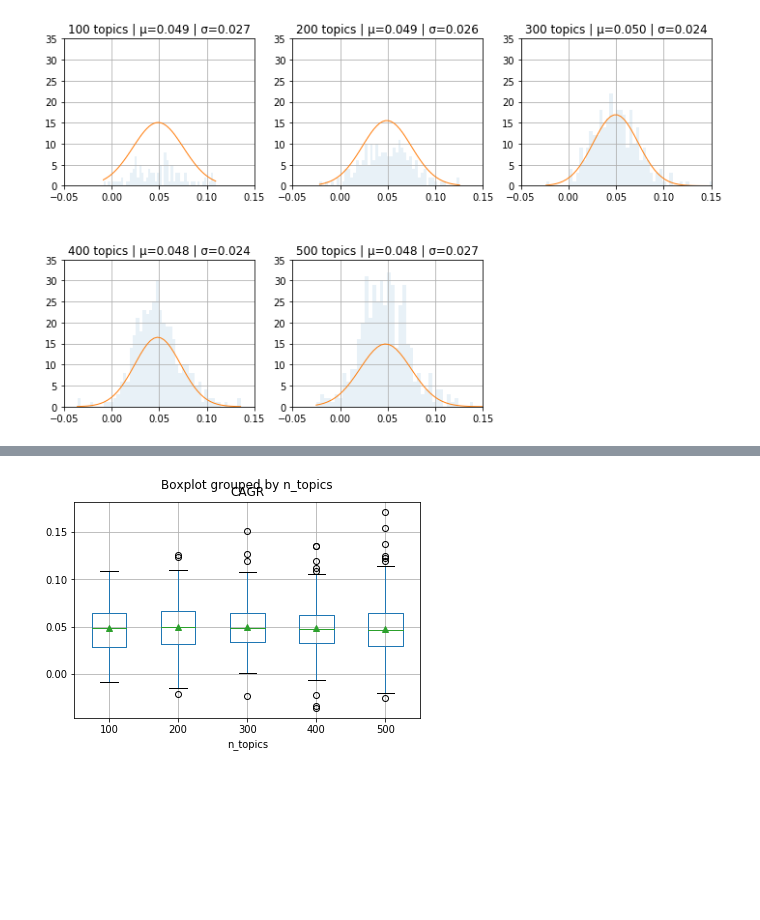
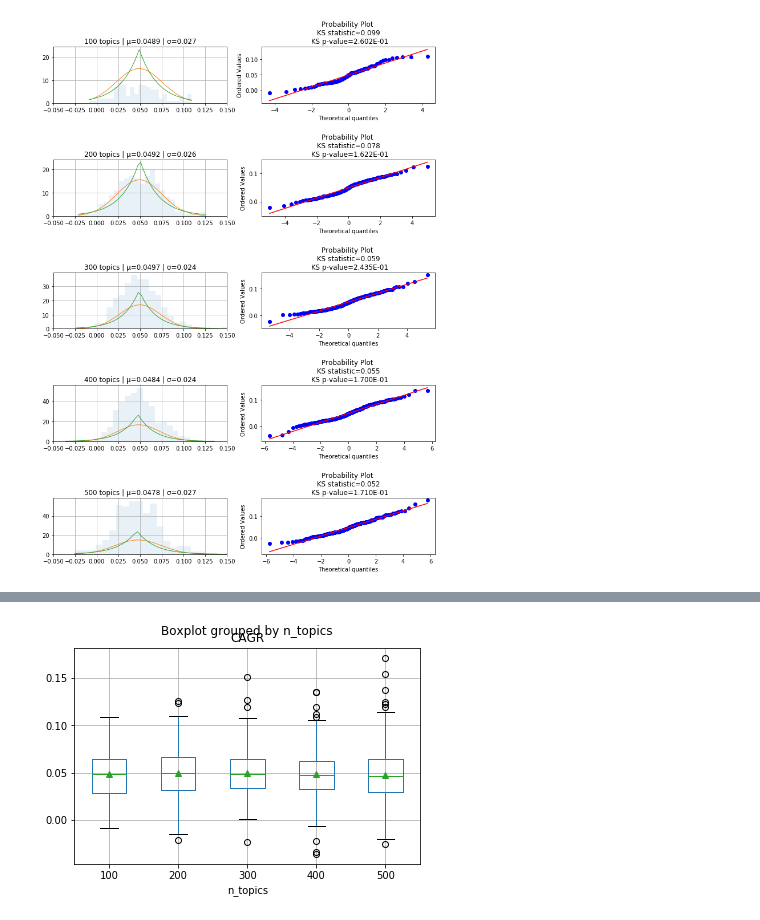
Before and after one commit to abuonomo/topic-emergence-ADS, a Jupyter notebook: notebook/arb-alchemy-07-astro2010-inference.ipynb, the cells around one changed output, grey strips where cells are left out. Saved outputs shown, nothing was run; the diff lists cells and outputs as text; code cells hidden in the pictures; blank space fills up the shorter version.

```diff
--- a/notebook/arb-alchemy-07-astro2010-inference.ipynb
+++ b/notebook/arb-alchemy-07-astro2010-inference.ipynb
@@ -6,3 +8,6 @@ import matplotlib.pyplot as plt
+# %%
+def mad(data, axis=None):
+    return mean(absolute(data - mean(data, axis)), axis)
 # %%
 chars_locs = {
     100: 'http://3.90.70.101:8000/arb-blacklist-08-03-2020/topic_model100_weight_and_threshold0.05/time_series_characteristics.csv',
@@ -13,30 +18,48 @@ chars_locs = {
 }
 # %%
 agg_df = pd.DataFrame()
-plt.figure(figsize = (12, 7))
+plt.figure(figsize = (12, 20))
 for i, (n_topics, chars_loc) in enumerate(chars_locs.items()):
 
     df = pd.read_csv(chars_loc, index_col=0)
 
     xmin = df['CAGR'].min()
     xmax = df['CAGR'].max()
-    mu = df['CAGR'].mean()
+    mu = df['CAGR'].mean(skipna=True)
     std = df['CAGR'].std()
+    median = df['CAGR'].median()
+    mad0 = mad(df['CAGR'])
 
-    plt.subplot(2, 3, i+1)
-    df['CAGR'].hist(alpha=0.1, bins=50) # this number of bins just for visuals
+    plt.subplot(6, 2, 2*i+1)
+    df['CAGR'].hist(alpha=0.1, bins=25) # this number of bins just for visuals
     x = np.linspace(xmin, xmax, 50)
     p = norm.pdf(x, mu, std)
     plt.plot(x, p, linewidth=1)
-    plt.ylim(0, 35)
+
+    l = scipy.stats.laplace.pdf(x, median, mad0)
+    plt.plot(x, l, linewidth=1)
     plt.xlim(-0.05, 0.15)
     df['n_topics'] = n_topics
     agg_df = agg_df.append(df)
-    plt.title(f"{n_topics} topics | μ={mu:.3f} | σ={std:.3f}")
-#     plt.ylim(0, 30)
-    plt.subplots_adjust(hspace=0.5)
+    plt.title(f"{n_topics} topics | μ={mu:.4f} | σ={std:.3f}")
+    plt.subplots_adjust(hspace=1)
+
+    not_na_cagr = df['CAGR'][~df['CAGR'].isna()]
+
+#     plt.subplot(6, 2, 2*i+2)
+#     s = scipy.stats.shapiro(not_na_cagr)
+# #     s= scipy.stats.ks_1samp(not_na_cagr, cdf=scipy.stats.norm.cdf, args=(x, mu))
+#     pp = scipy.stats.probplot(not_na_cagr, plot=plt)
+#     plt.title(f'Probability Plot \n Shapiro-Wilks statistic={s.statistic:.3f} \n Shapiro-Wilks p-value={s.pvalue:.3E}')
+# #     plt.title(f'Probability Plot \n KS statistic={s.statistic:.3f} \n KS p-value={s.pvalue:.3E}')
+
+    plt.subplot(6, 2, 2*i+2)
+#     s = scipy.stats.shapiro(not_na_cagr)
+    s= scipy.stats.ks_1samp(not_na_cagr, cdf=scipy.stats.laplace.cdf, args=(median, mad0))
+    pp = scipy.stats.probplot(not_na_cagr, plot=plt, dist='laplace')
+    plt.title(f'Probability Plot \n KS statistic={s.statistic:.3f} \n KS p-value={s.pvalue:.3E}')
 
 plt.show()
 # plt.legend()
 # %% [output]
-[figure, old version]
+[figure, new version]
```
Also changed, not shown: parts of 5 cells of this notebook, 1 other file.
